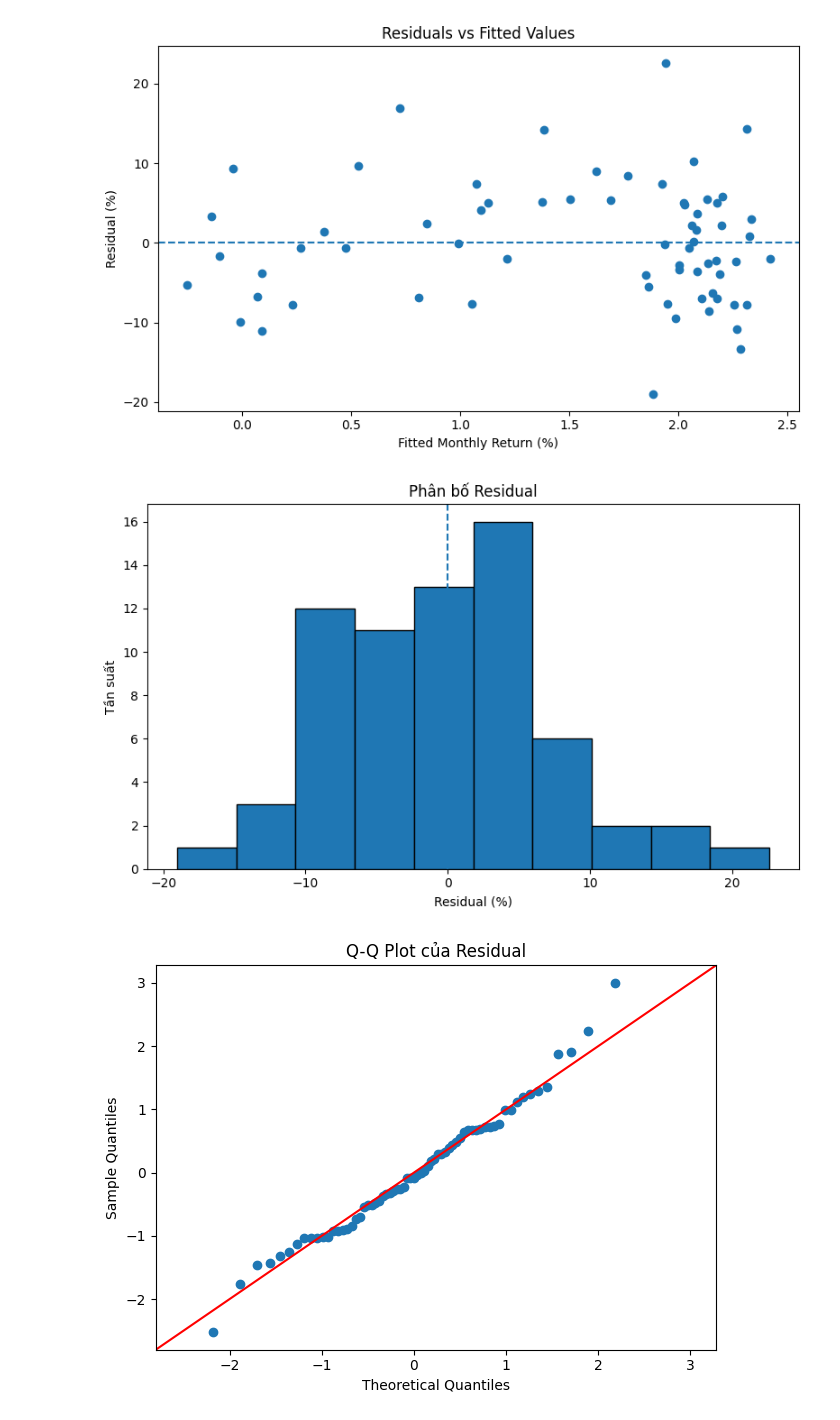
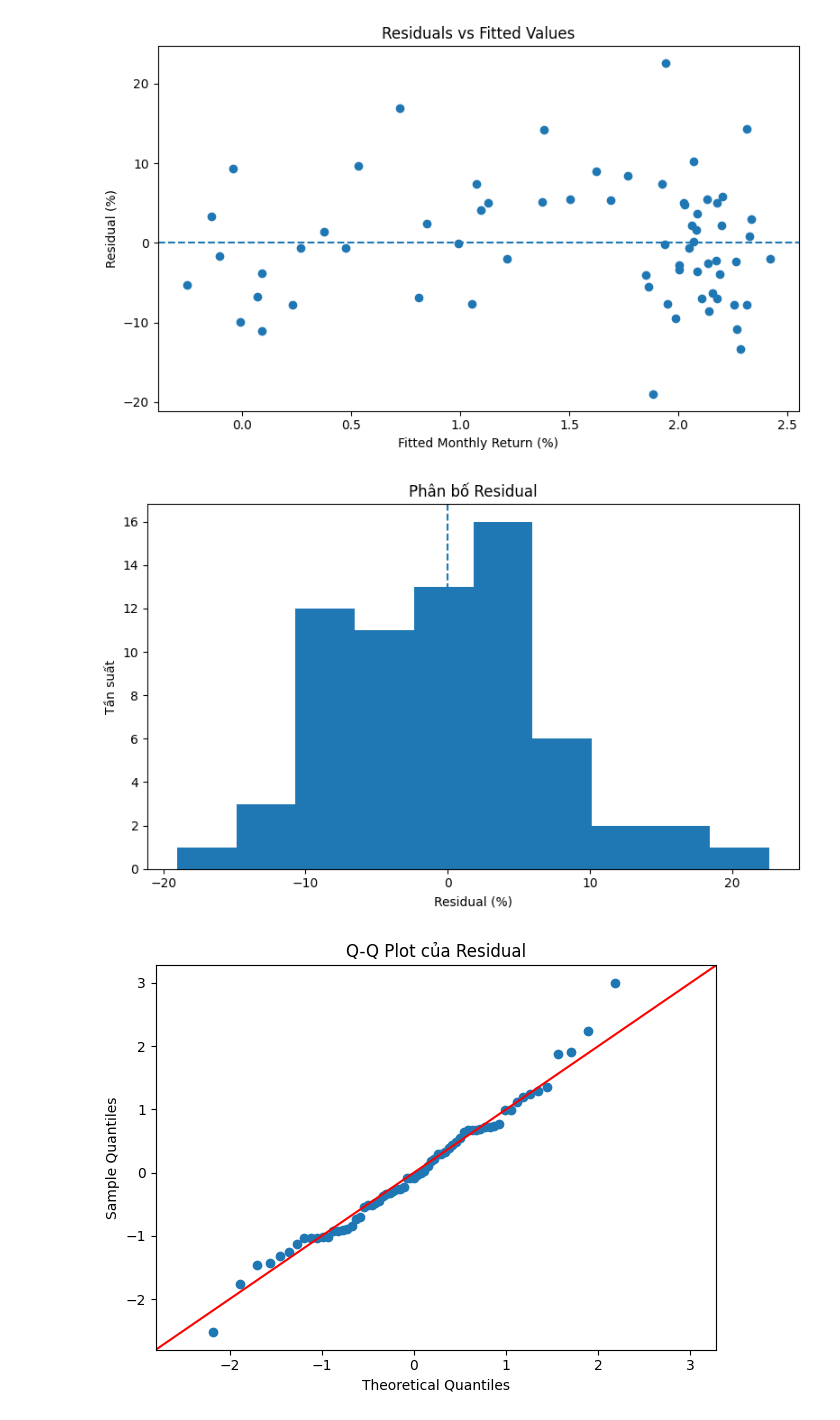
Before and after one commit to thaoS2/BI_Nhom7_BT, a Jupyter notebook: Homework/HW03_MLR_BigTech/Notebooks/04_diagnostics.ipynb, the cells around one changed output. Saved outputs shown, nothing was run; the diff lists cells and outputs as text; code cells hidden in the pictures.

Commit message:
Complete diagnostics residual RSE CI PI

```diff
--- a/Homework/HW03_MLR_BigTech/Notebooks/04_diagnostics.ipynb
+++ b/Homework/HW03_MLR_BigTech/Notebooks/04_diagnostics.ipynb
@@ -95,14 +71,15 @@ plt.show()
 # %% [output]
 [figure]
 # %%
+# Phân bố Residual
 plt.figure(figsize=(8, 5))
-plt.hist(residuals, bins=10, edgecolor='black')
-plt.axvline(0, linestyle='--')
-plt.xlabel('Residual (%)')
-plt.ylabel('Tần suất')
-plt.title('Phân bố Residual')
+plt.hist(residuals, bins=10)
+plt.axvline(0, linestyle="--")
+plt.title("Phân bố Residual")
+plt.xlabel("Residual (%)")
+plt.ylabel("Tần suất")
 plt.tight_layout()
 plt.show()
 # %% [output]
-[figure, old version]
+[figure, new version]
 # %%
```
Also changed, not shown: parts of 25 cells of this notebook.
